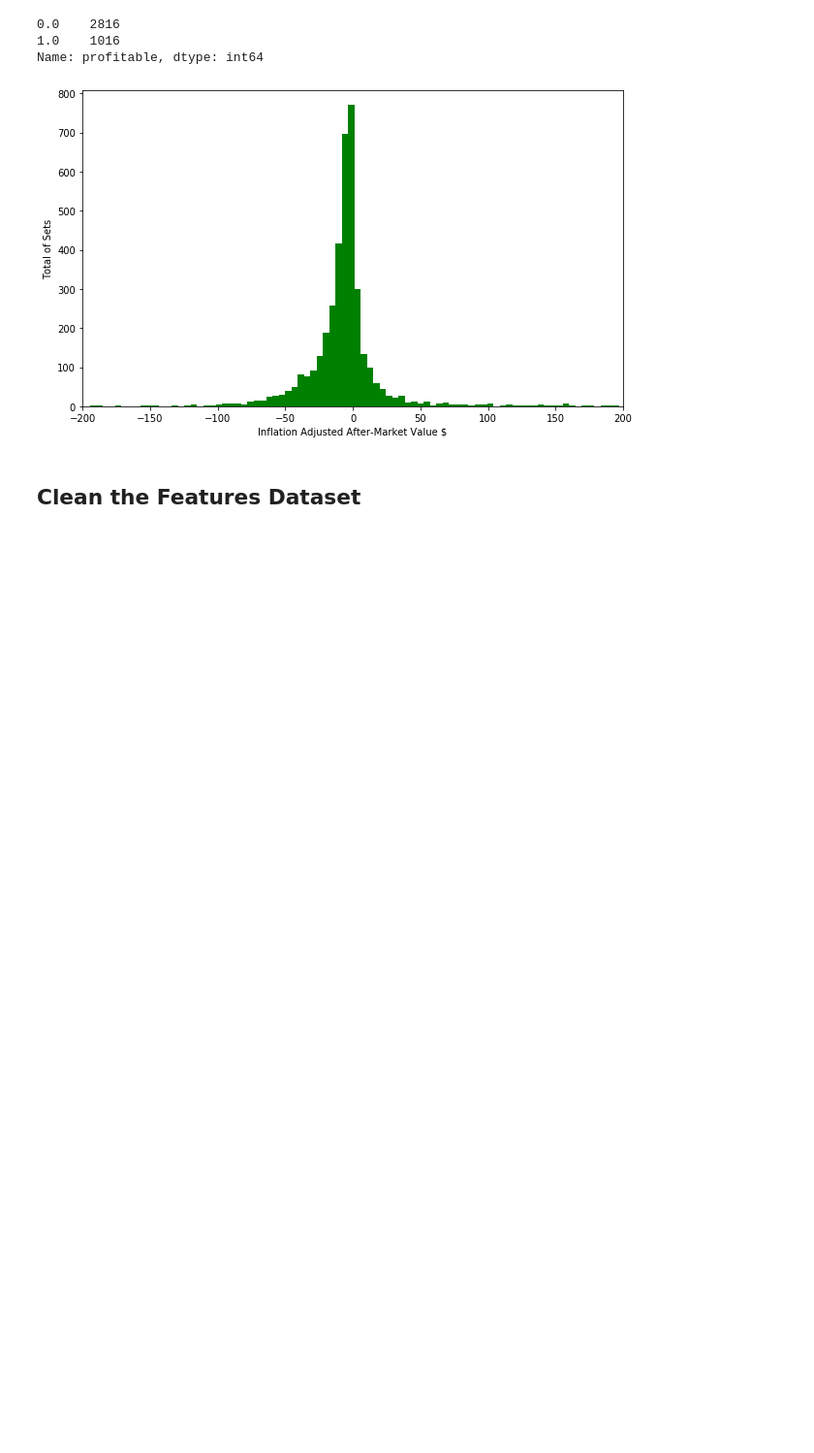
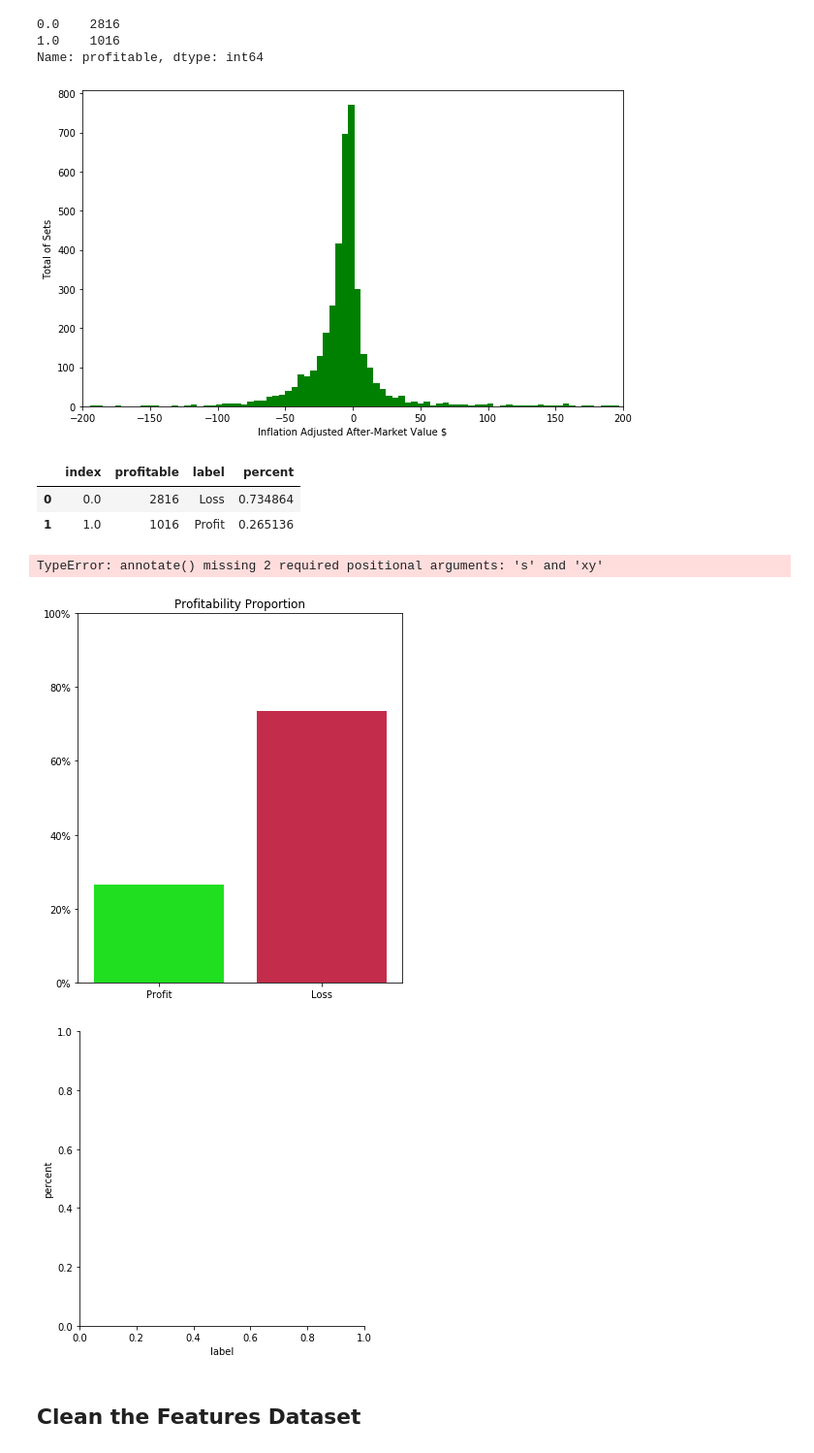
Before and after one commit to NathanVenos/Classifying_LEGO_Value_Retention, a Jupyter notebook: clean_features/merge_features.ipynb, the cells around one changed output. Shown at 97% size. Cells and saved outputs as stored; diff of their text form; code cells hidden in the pictures; blank space fills up the shorter version.

Commit message:
presentation graphics progress

```diff
--- a/clean_features/merge_features.ipynb
+++ b/clean_features/merge_features.ipynb
@@ -363,6 +363,34 @@ axs.set(xlabel='Inflation Adjusted After-Market Value $', ylabel='Total of Sets'
 plt.show()
 # %% [output]
 [figure]
+# %%
+plot_df = pd.DataFrame(set_df["profitable"].value_counts()).reset_index()
+
+plot_df['label'] = None
+plot_df.at[0, 'label'] = 'Loss'
+plot_df.at[1, 'label'] = 'Profit'
+
+plot_df['percent'] = plot_df['profitable'] / sum(plot_df['profitable'] )
+
+plot_df
+# %% [output]
+|  | index | profitable | label | percent |
+| 0 | 0.0 | 2816 | Loss | 0.734864 |
+| 1 | 1.0 | 1016 | Profit | 0.265136 |
+# %%
+fig, axs = plt.subplots(1, 1, figsize=(6, 7), facecolor='white')
+
+sns.catplot(data=plot_df, x='label', y='percent', ax=axs, kind='bar', palette=['crimson', 'lime'])
+axs.set(title='Profitability Proportion', xlabel='', ylabel='', ylim=(0, 1))
+ylabels = ['{:.0f}%'.format(x) for x in axs.get_yticks() *100]
+axs.set_yticklabels(ylabels)
+axs.invert_xaxis()
+
+plt.show();
+# %% [output]
+TypeError: annotate() missing 2 required positional arguments: 's' and 'xy'
+[figure, added]
+[figure, added]
 # %% [markdown]
 ## Clean the Features Dataset
 # %%
```
Also changed, not shown: parts of 4 cells of this notebook, 4 other files.
